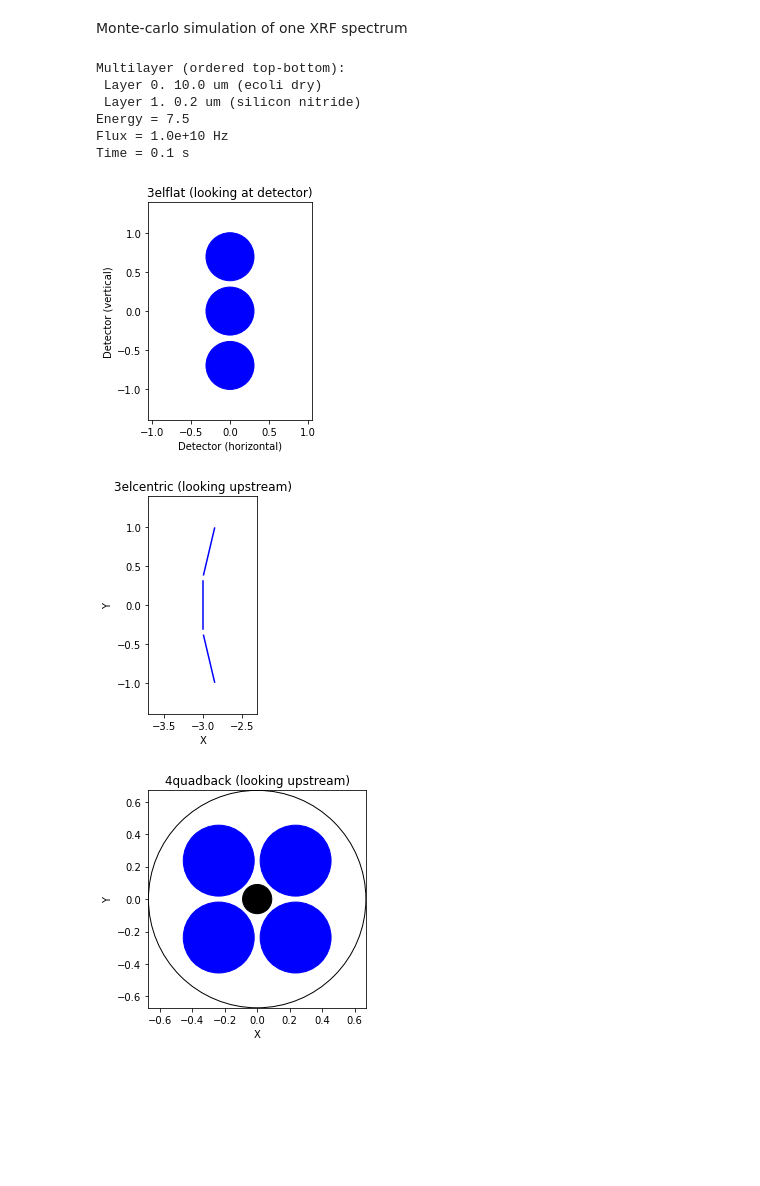
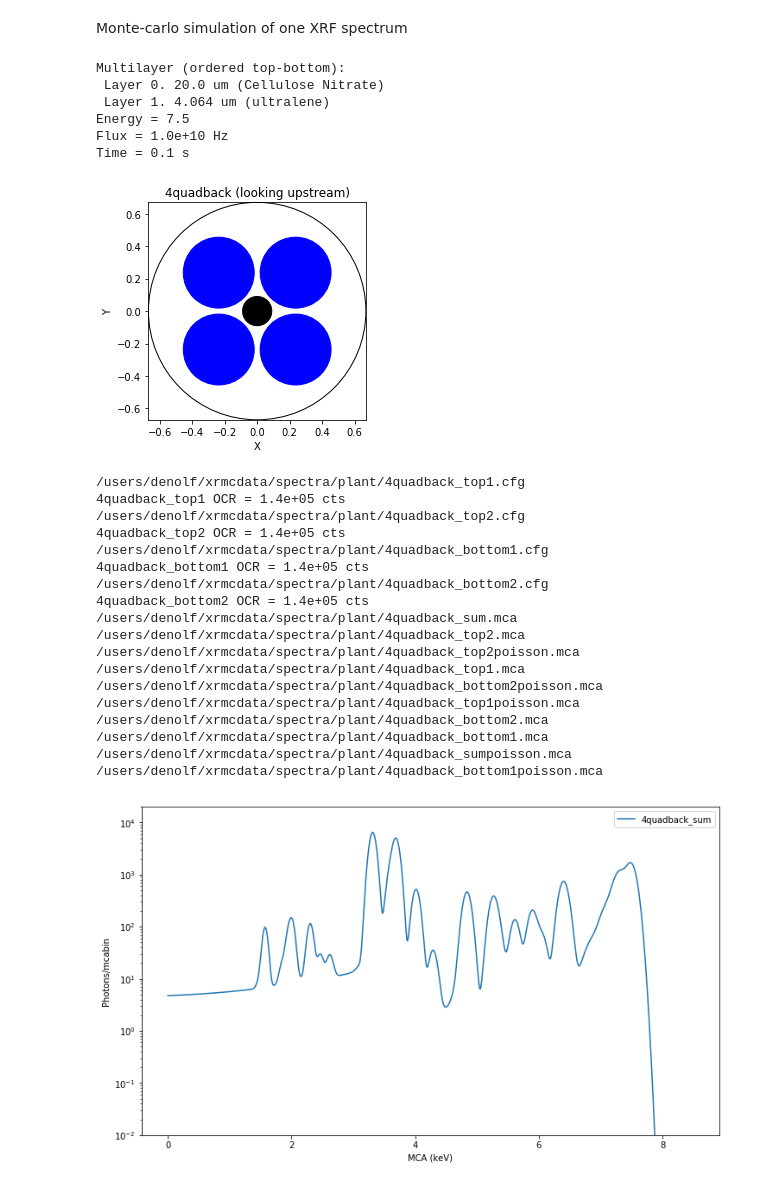
Before and after one commit to woutdenolf/spectrocrunch, a Jupyter notebook: doc/source/tutorials/montecarlo.ipynb, the cells around one changed output. Cells and saved outputs as stored; diff of their text form; code cells hidden in the pictures; blank space fills up the shorter version.

```diff
--- a/doc/source/tutorials/montecarlo.ipynb
+++ b/doc/source/tutorials/montecarlo.ipynb
@@ -172,9 +189,6 @@ def world_adddiode(world, distance=10, polar=0, azimuth=0,
 from spectrocrunch.materials import multilayer
 from spectrocrunch.detectors import xrf as xrfdetectors
 from spectrocrunch.geometries import xrf as xrfgeometries
-
-def addnoise(cts):
-    return np.random.poisson(np.round(cts).astype(int))
 
 def define_xrfgeometry(source):
     detector = xrfdetectors.factory("leia")
@@ -188,7 +202,8 @@ def define_xrfgeometry(source):
 def world_addsdd(world, geometry, distance=None, polar=None,
                  azimuth=None, activearea=None,
                  hoffset=0, voffset=0, convoluted=False,
-                 pulseproctime=0, multiplicity=10):
+                 pulseproctime=0, multiplicity=10,
+                 emin = None, emax = None):
     forcedetect = True
     poissonnoise = False
     ebinsize = geometry.detector.mcagain  # keV
@@ -232,6 +247,7 @@ def world_addsdd(world, geometry, distance=None, polar=None,
     world.addxrfdetector(distance=distance, activearea=activearea,
                          polar=polar, azimuth=azimuth,
                          hoffset=hoffset, voffset=voffset,
+                         emin=emin, emax=emax,
                          ebinsize=ebinsize, poissonnoise=poissonnoise,
                          forcedetect=forcedetect, multiplicity=multiplicity,
                          response=response, time=pymcahandle.time.to('s').magnitude)
@@ -466,13 +485,17 @@ if 'xanes' in experiments:
             world.spectrum.lines[0][0] = en
             data, info = run(world, multiplicity, simulate=True, plot=False)
             counts[i] = np.squeeze(data[int(fluo)])
+        I0 = np.full_like(counts, pymcahandle.I0)
+        normcounts = addnoise(counts)/addnoise(I0).astype(float)
         if not fluo:
-            counts = -np.log(counts)
-        counts -= counts.min()
-        counts /= counts.max()
+            normcounts = -np.log(normcounts)
         # Plot XANES spectra
-        tmp = plt.plot(energy, counts, label=label)
+        plt.figure()
+        tmp = plt.plot(energy, normcounts, label=label)
         plt.xlabel('Energy (keV)')
-        plt.ylabel('Normalized XANES')
+        if fluo:
+            plt.ylabel('Fluo XANES (Ifluo/I0)')
+        else:
+            plt.ylabel('Transmission XANES (-ln(It/I0))')
         plt.title('Exposure time = {} sec'.format(info['time']))
     tmp = plt.legend()
@@ -560,13 +622,14 @@ Monte-carlo simulation of one XRF spectrum
 # %%
 if 'xrfdl' in experiments:
     # MODIFY:
-    samplename = 'cell'
-    elements = ['Ti']
+    samplename = 'plant'
+    elements = ['Ce']
 
     path = os.path.join(root, 'xrfdl')
     world = XrmcWorldBuilder(path)
     measurement = load_xrf(name=samplename)
-    pulseproctime = 0#load_pulseproctime()
+    #pulseproctime = load_pulseproctime()
+    pulseproctime = -np.log(1-0.8)/1e6 # 80%DT at 1e6 counts/sec
     if measurement:
         geometry = measurement['geometry']
         source, pymcahandle = define_source(source=geometry.source,
@@ -574,14 +637,15 @@ if 'xrfdl' in experiments:
     else:
         source, pymcahandle = define_source()
         geometry = define_xrfgeometry(source=source)
-    pymcahandle.emax = pymcahandle.energy+1
+    pymcahandle.emax = pymcahandle.energy + 1
     pymcahandle.ninteractions = 1
     pymcahandle.sample = define_sample(geometry, name=samplename)
     world_addsource(world, pymcahandle)
     world_addsdd(world, geometry,
                  pulseproctime=pulseproctime,
                  multiplicity=10,
-                 convoluted=True)
+                 convoluted=True,
+                 emax = pymcahandle.emax)
     world_addsample(world, pymcahandle.sample)
     multiplicity = (0,) + (10000,) * pymcahandle.ninteractions
     printsummary(pymcahandle)
@@ -1074,8 +1144,9 @@ def savesample(sample, filename):
 
 if 'xrfmulti' in experiments:
     # MODIFY:
-    samplename = 'cell'
-    configs = ['leia', '1sgx80', '2sgx80', '3elflat', '3elcentric', '4quadback']
+    samplename = 'plant'
+    configs = ['leia', '1sgx80', '2sgx80', '3elflat', '2x3elflat', '3elcentric', '4quadback']
+    configs = ['4quadback']
 
     path = os.path.join(root, 'xrfmulti')
     result = os.path.join(root, 'spectra')
@@ -1107,10 +1178,8 @@ if 'xrfmulti' in experiments:
             world.detector.activearea = detector['activearea']
             world.detector.distance = detector['distance']
             world.detector.pixelshape = detector['pixelshape']
-            dtfrac = detector.get('dtfrac', 0)
-            countrate = detector.get('countrate', 0)
-            pulseproctime = detector.get('pulseproctime', 0)
-            world.detector.set_pulseproctime(dtfrac, countrate, pulseproctime=pulseproctime)
+            pulseproctime = detector['pulseproctime']*0
+            world.detector.set_pulseproctime(None, None, pulseproctime=pulseproctime)
             # Only correct for centric cone geometry:
             geometry.distance = detector['distance']
             geometry.detector.activearea = detector['activearea']
@@ -1119,35 +1188,52 @@ if 'xrfmulti' in experiments:
             geometry.azimuth = detector['azimuth']
 
             data, info = run(world, multiplicity, plot=False)
             mca = data[:, 0, 0, 0, :].sum(axis=0)
             mcawnoise = addnoise(mca)
             energy = info['xenergy']
 
             detname = cfgname + '_' + detector['name']
             spectra[detname] = {'mca': mca, 'energy': energy}
             spectra[detname+'poisson'] = {'mca': mcawnoise, 'energy': energy}
             if sumname in spectra:
                 spectra[sumname]['mca'] += mca
                 spectra[sumname+'poisson']['mca'] += mcawnoise
             else:
                 spectra[sumname] = {'mca': mca.copy(), 'energy': energy}
                 spectra[sumname+'poisson'] = {'mca': mcawnoise.copy(), 'energy': energy}
             savepymcacfg(os.path.join(result, samplename), pymcahandle, name=detname)
             print('{} OCR = {:.1e} cts'.format(detname,mca.sum()))
         savespectra(os.path.join(result, samplename), spectra)
         plotsum(spectra, sumname)
     ax = plt.gca()
     ax.relim()
     ax.autoscale_view()
     plt.savefig(os.path.join(result, samplename+'.png'), dpi=300)
     savesample(pymcahandle.sample, os.path.join(result, samplename+'.txt'))
 # %% [output]
 Multilayer (ordered top-bottom):
- Layer 0. 10.0 um (ecoli dry)
- Layer 1. 0.2 um (silicon nitride)
+ Layer 0. 20.0 um (Cellulose Nitrate)
+ Layer 1. 4.064 um (ultralene)
 Energy = 7.5
 Flux = 1.0e+10 Hz
 Time = 0.1 s
-[figure, old version]
+[figure, new version]
+/users/denolf/xrmcdata/spectra/plant/4quadback_top1.cfg
+4quadback_top1 OCR = 1.4e+05 cts
+/users/denolf/xrmcdata/spectra/plant/4quadback_top2.cfg
+4quadback_top2 OCR = 1.4e+05 cts
+/users/denolf/xrmcdata/spectra/plant/4quadback_bottom1.cfg
+4quadback_bottom1 OCR = 1.4e+05 cts
+/users/denolf/xrmcdata/spectra/plant/4quadback_bottom2.cfg
+4quadback_bottom2 OCR = 1.4e+05 cts
+/users/denolf/xrmcdata/spectra/plant/4quadback_sum.mca
+/users/denolf/xrmcdata/spectra/plant/4quadback_top2.mca
+/users/denolf/xrmcdata/spectra/plant/4quadback_top2poisson.mca
+/users/denolf/xrmcdata/spectra/plant/4quadback_top1.mca
+/users/denolf/xrmcdata/spectra/plant/4quadback_bottom2poisson.mca
+/users/denolf/xrmcdata/spectra/plant/4quadback_top1poisson.mca
+/users/denolf/xrmcdata/spectra/plant/4quadback_bottom2.mca
+/users/denolf/xrmcdata/spectra/plant/4quadback_bottom1.mca
+/users/denolf/xrmcdata/spectra/plant/4quadback_sumpoisson.mca
+/users/denolf/xrmcdata/spectra/plant/4quadback_bottom1poisson.mca
-[figure, old version]
+[figure, new version]
-[figure, removed]
```
Also changed, not shown: parts of 29 cells of this notebook, 1 other file.
